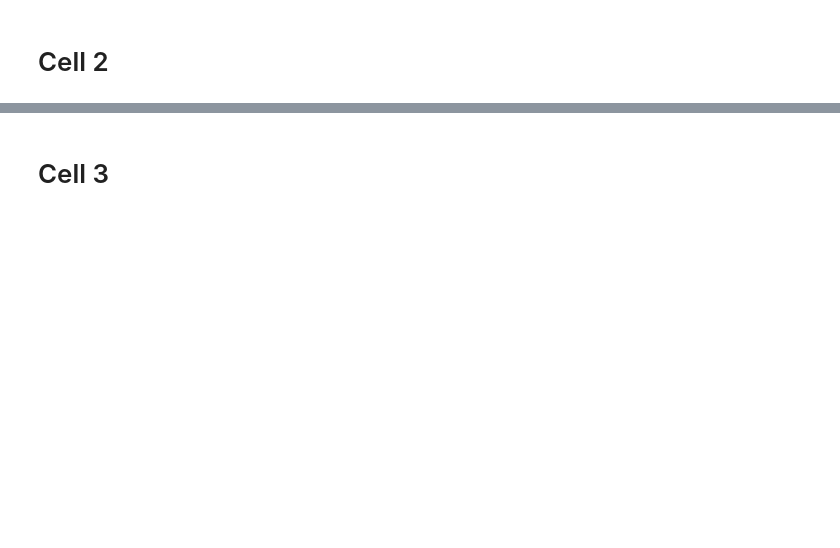
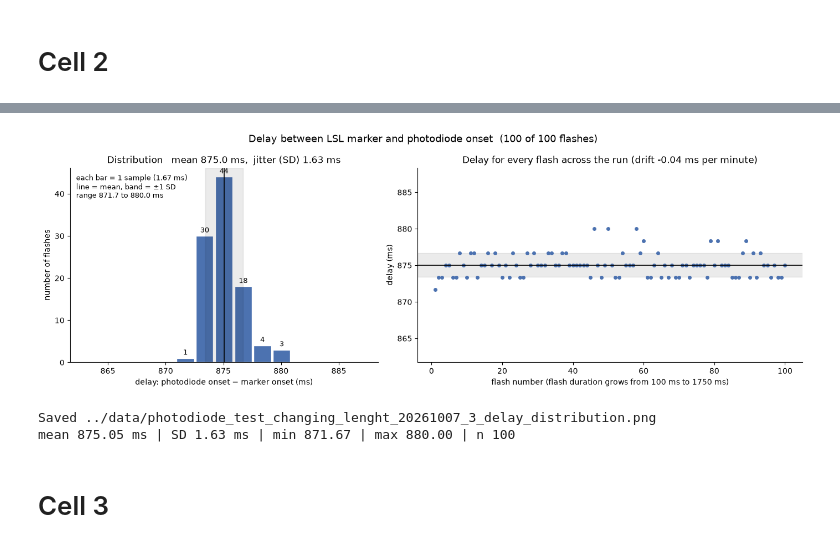
Before and after one commit to omertzuk/vMMR_EEG_PsychoPy_experiment, a Jupyter notebook: notebooks/photodiode_latency_test.ipynb, the cells around one changed output, grey strips where cells are left out. Cells and saved outputs as stored; diff of their text form; code cells hidden in the pictures; blank space fills up the shorter version.

```diff
--- a/notebooks/photodiode_latency_test.ipynb
+++ b/notebooks/photodiode_latency_test.ipynb
@@ -8,7 +8,7 @@ import h5py
 import scipy.io
 import matplotlib.pyplot as plt
 
-MAT_NAME    = "photodiode_test_changing_lenght_20261007_2.mat"
+MAT_NAME    = "photodiode_test_changing_lenght_20261007_3.mat"
 MARKER_CH   = -1       # last column  = LSL marker
 PHOTO_CH    = -2       # second-last  = photodiode / g.TRIGbox digital input
 FLASH_CODE, CAL_DARK, CAL_LIGHT, BLOCK_CODE = 20, 5, 6, 7
@@ -115,3 +252,57 @@ Flash block length: recorded 113.7 s between first and last marker; expected abo
+# %%
+# Figure: distribution of the marker-to-photodiode delay, and the delay across the run
+# pair each flash marker with its photodiode pulse (offset search, then nearest onset)
+pd_on = pd_all.onset_s.to_numpy()
+mk_on = mk.onset_s.to_numpy()
+diffs = (pd_on[None, :] - mk_on[:, None]).ravel()
+diffs = diffs[np.abs(diffs) <= 5.0]
+hist, hist_edges = np.histogram(diffs, bins=np.arange(-5.0, 5.01, 0.01))
+lag0 = hist_edges[hist.argmax()] + 0.005
+j = np.abs(pd_on[None, :] - (mk_on[:, None] + lag0)).argmin(axis=1)
+delay = (pd_on[j] - mk_on) * 1000
+good = np.abs(delay - lag0 * 1000) <= 100
+delay, flash_no, onset_s = delay[good], mk.flash.to_numpy()[good], mk_on[good]
+
+mean, sd = delay.mean(), delay.std(ddof=1)
+drift = np.polyfit(onset_s, delay, 1)[0] * 60              # ms per minute
+step = 1000 / fs                                           # one sample, in ms
+k = np.rint((delay - mean) / step).astype(int)             # delay in whole samples around the mean
+vals, counts = np.unique(k, return_counts=True)
+
+fig, (ax1, ax2) = plt.subplots(1, 2, figsize=(14, 4.8), gridspec_kw={"width_ratios": [1, 1.25]})
+fig.suptitle(f"Delay between LSL marker and photodiode onset  ({len(delay)} of {len(mk)} flashes)", fontsize=13)
+
+ax1.bar(mean + vals * step, counts, width=step * 0.9, color="#4C72B0", edgecolor="white")
+for x, c in zip(mean + vals * step, counts):
+    ax1.text(x, c + counts.max() * 0.01, str(c), ha="center", va="bottom", fontsize=9)
+ax1.axvline(mean, color="black", lw=1.2)
+ax1.axvspan(mean - sd, mean + sd, color="black", alpha=0.08)
+ax1.set(xlabel="delay: photodiode onset − marker onset (ms)", ylabel="number of flashes",
+        title=f"Distribution   mean {mean:.1f} ms,  jitter (SD) {sd:.2f} ms")
+ax1.set_xlim(mean - 8 * step, mean + 8 * step)
+ax1.text(0.02, 0.97, f"each bar = 1 sample ({step:.2f} ms)\nline = mean, band = ±1 SD\n"
+                     f"range {delay.min():.1f} to {delay.max():.1f} ms",
+         transform=ax1.transAxes, va="top", fontsize=9)
+
+ax2.plot(flash_no, delay, "o", ms=4, color="#4C72B0")
+ax2.axhline(mean, color="black", lw=1.2)
+ax2.axhspan(mean - sd, mean + sd, color="black", alpha=0.08)
+ax2.set(xlabel="flash number (flash duration grows from 100 ms to 1750 ms)", ylabel="delay (ms)",
+        title=f"Delay for every flash across the run (drift {drift:+.2f} ms per minute)")
+ax2.set_ylim(mean - 8 * step, mean + 8 * step)
+for ax in (ax1, ax2):
+    ax.spines[["top", "right"]].set_visible(False)
+
+plt.tight_layout()
+fig_path = mat_path.with_name(mat_path.stem + "_delay_distribution.png")
+fig.savefig(fig_path, dpi=200, bbox_inches="tight")
+plt.show()
+print(f"Saved {fig_path}")
+print(f"mean {mean:.2f} ms | SD {sd:.2f} ms | min {delay.min():.2f} | max {delay.max():.2f} | n {len(delay)}")
+# %% [output]
+[figure, added]
+Saved ../data/photodiode_test_changing_lenght_20261007_3_delay_distribution.png
+mean 875.05 ms | SD 1.63 ms | min 871.67 | max 880.00 | n 100
 # %% [markdown]
 # Cell 3
 # %%
```
Also changed, not shown: parts of 6 cells of this notebook.
